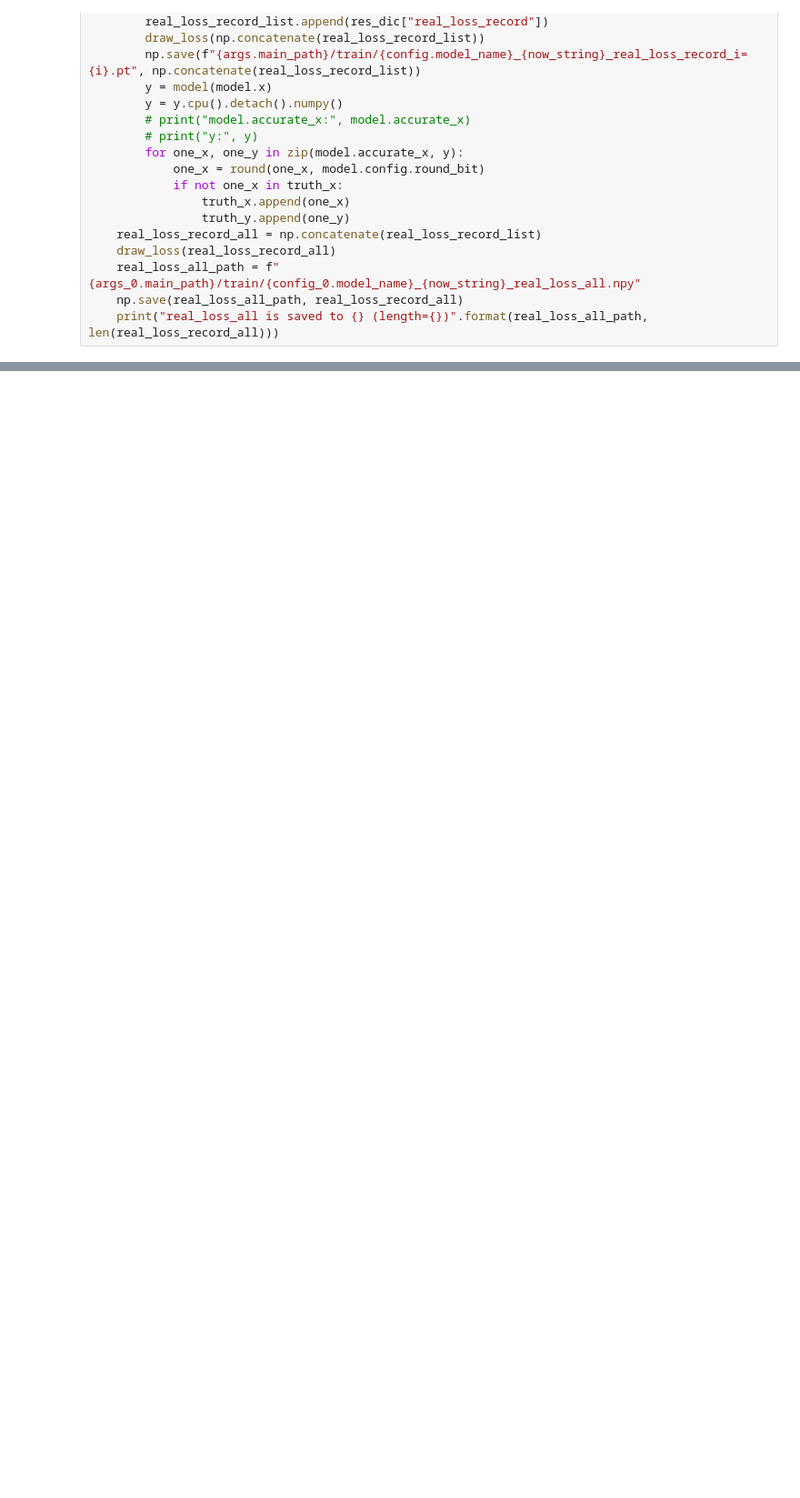
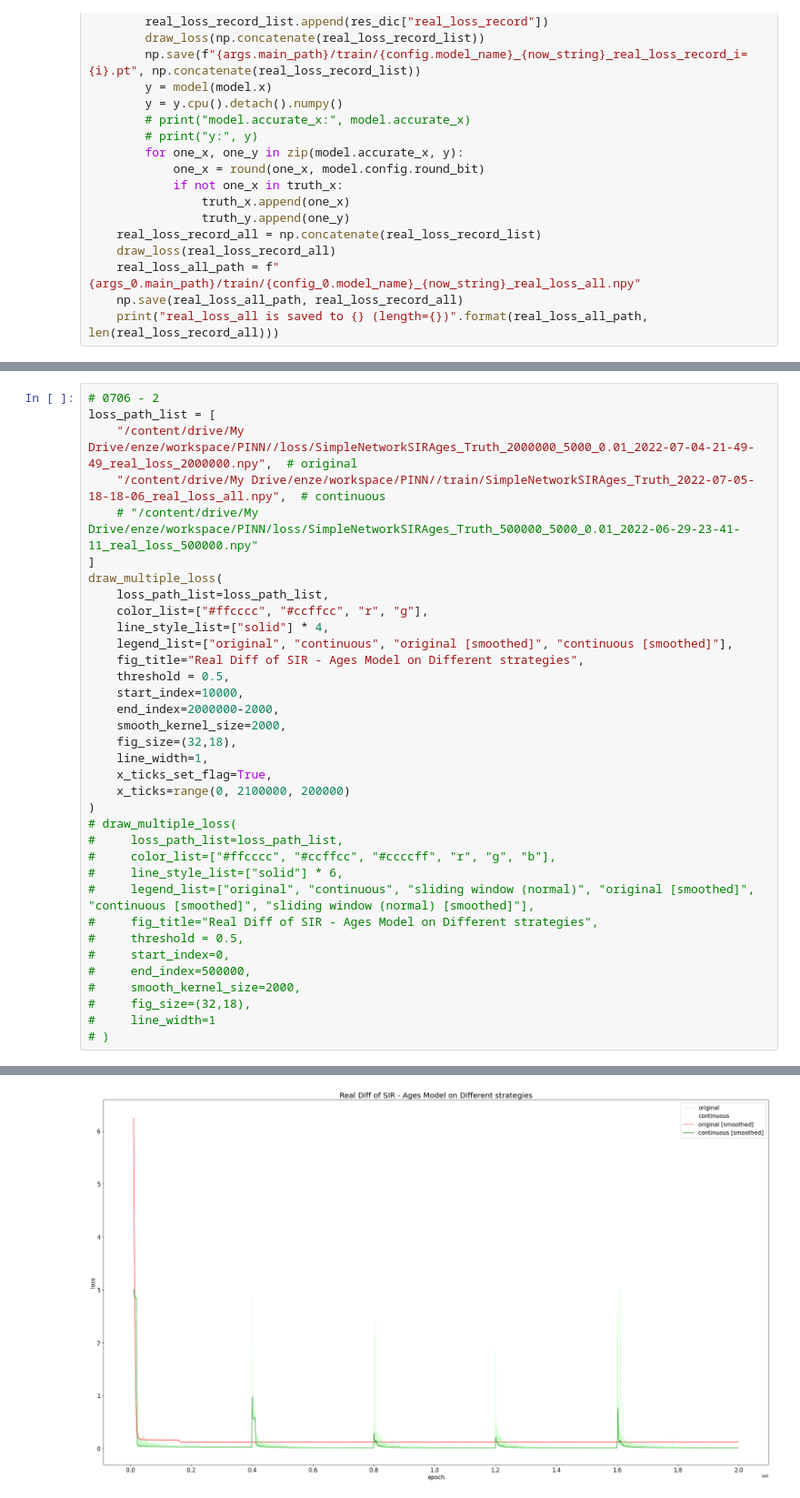
Before and after one commit to EnzeXu/PINN, a Jupyter notebook: PINN_SimpleNetworkSIRAges_C&SW.ipynb, the cells around one changed output, grey strips where cells are left out. Shown at 91% size. Drawn from its saved outputs; the diff is of its cells as text; blank space fills up the shorter version.

```diff
--- a/PINN_SimpleNetworkSIRAges_C&SW.ipynb
+++ b/PINN_SimpleNetworkSIRAges_C&SW.ipynb
@@ -1394,0 +1513,36 @@ def run_sir_ages_continue(main_path=None):
+# %%
+# 0706 - 2
+loss_path_list = [
+    "/content/drive/My Drive/enze/workspace/PINN//loss/SimpleNetworkSIRAges_Truth_2000000_5000_0.01_2022-07-04-21-49-49_real_loss_2000000.npy",  # original
+    "/content/drive/My Drive/enze/workspace/PINN//train/SimpleNetworkSIRAges_Truth_2022-07-05-18-18-06_real_loss_all.npy",  # continuous
+    # "/content/drive/My Drive/enze/workspace/PINN/loss/SimpleNetworkSIRAges_Truth_500000_5000_0.01_2022-06-29-23-41-11_real_loss_500000.npy"
+]
+draw_multiple_loss(
+    loss_path_list=loss_path_list,
+    color_list=["#ffcccc", "#ccffcc", "r", "g"],
+    line_style_list=["solid"] * 4,
+    legend_list=["original", "continuous", "original [smoothed]", "continuous [smoothed]"],
+    fig_title="Real Diff of SIR - Ages Model on Different strategies",
+    threshold = 0.5,
+    start_index=10000,
+    end_index=2000000-2000,
+    smooth_kernel_size=2000,
+    fig_size=(32,18),
+    line_width=1,
+    x_ticks_set_flag=True,
+    x_ticks=range(0, 2100000, 200000)
+)
+# draw_multiple_loss(
+#     loss_path_list=loss_path_list,
+#     color_list=["#ffcccc", "#ccffcc", "#ccccff", "r", "g", "b"],
+#     line_style_list=["solid"] * 6,
+#     legend_list=["original", "continuous", "sliding window (normal)", "original [smoothed]", "continuous [smoothed]", "sliding window (normal) [smoothed]"],
+#     fig_title="Real Diff of SIR - Ages Model on Different strategies",
+#     threshold = 0.5,
+#     start_index=0,
+#     end_index=500000,
+#     smooth_kernel_size=2000,
+#     fig_size=(32,18),
+#     line_width=1
+# )
+# %% [output]
@@ -1394,0 +1553 @@ def run_sir_ages_continue(main_path=None):
+[figure, added]
```
Also changed, not shown: parts of 10 cells of this notebook, 1 other file.
